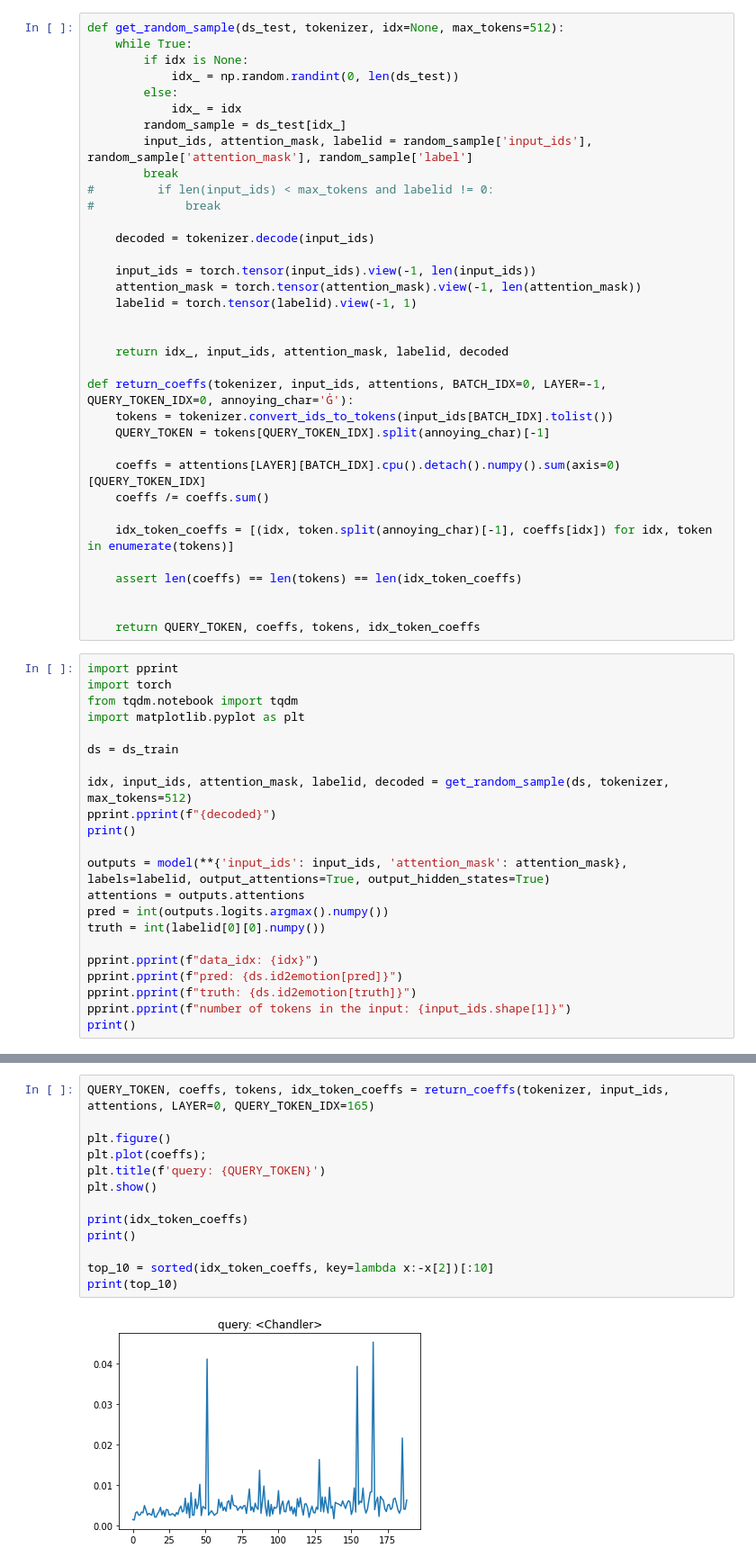
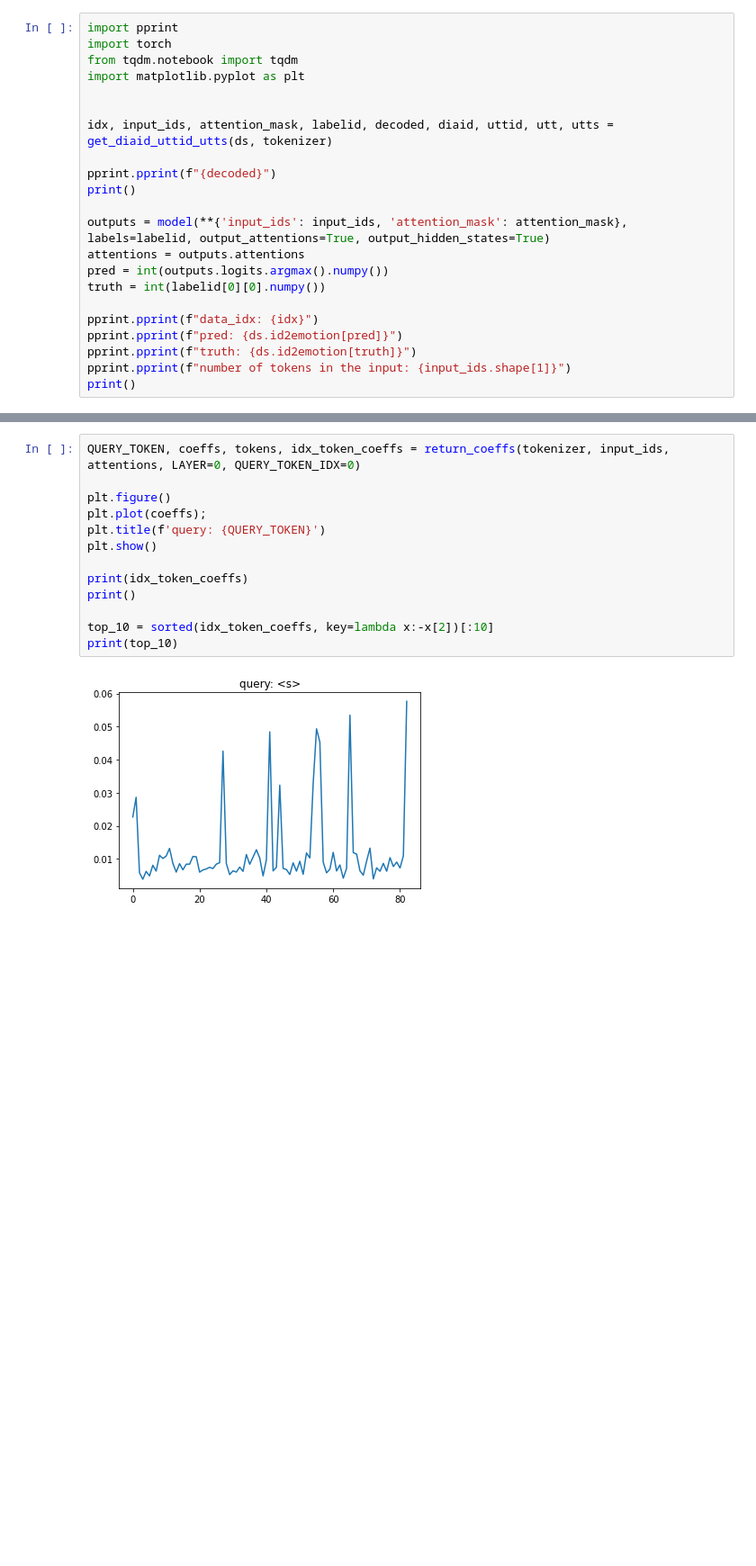
Before and after one commit to tae898/erc, a Jupyter notebook: notebooks/model-test.ipynb, the cells around one changed output, grey strips where cells are left out. Shown at 90% size. Cells and saved outputs as stored; diff of their text form; blank space fills up the shorter version.

```diff
--- a/notebooks/model-test.ipynb
+++ b/notebooks/model-test.ipynb
@@ -98,47 +39,12 @@ ds_test = ErcTextDataset(DATASET=DATASET, SPLIT='test',
-# %%
-def get_random_sample(ds_test, tokenizer, idx=None, max_tokens=512):
-    while True:
-        if idx is None:
-            idx_ = np.random.randint(0, len(ds_test))
-        else:
-            idx_ = idx
-        random_sample = ds_test[idx_]
-        input_ids, attention_mask, labelid = random_sample['input_ids'], random_sample['attention_mask'], random_sample['label']
-        break
-#         if len(input_ids) < max_tokens and labelid != 0:
-#             break
-
-    decoded = tokenizer.decode(input_ids)
-
-    input_ids = torch.tensor(input_ids).view(-1, len(input_ids))
-    attention_mask = torch.tensor(attention_mask).view(-1, len(attention_mask))
-    labelid = torch.tensor(labelid).view(-1, 1)
-
-
-    return idx_, input_ids, attention_mask, labelid, decoded
-
-def return_coeffs(tokenizer, input_ids, attentions, BATCH_IDX=0, LAYER=-1, QUERY_TOKEN_IDX=0, annoying_char='Ġ'):
-    tokens = tokenizer.convert_ids_to_tokens(input_ids[BATCH_IDX].tolist())
-    QUERY_TOKEN = tokens[QUERY_TOKEN_IDX].split(annoying_char)[-1]
-
-    coeffs = attentions[LAYER][BATCH_IDX].cpu().detach().numpy().sum(axis=0)[QUERY_TOKEN_IDX]
-    coeffs /= coeffs.sum()
-
-    idx_token_coeffs = [(idx, token.split(annoying_char)[-1], coeffs[idx]) for idx, token in enumerate(tokens)]
-
-    assert len(coeffs) == len(tokens) == len(idx_token_coeffs)
-
-
-    return QUERY_TOKEN, coeffs, tokens, idx_token_coeffs
 # %%
 import pprint
 import torch
 from tqdm.notebook import tqdm
 import matplotlib.pyplot as plt
 
-ds = ds_train
 
-idx, input_ids, attention_mask, labelid, decoded = get_random_sample(ds, tokenizer, max_tokens=512)
+idx, input_ids, attention_mask, labelid, decoded, diaid, uttid, utt, utts = get_diaid_uttid_utts(ds, tokenizer)
+
 pprint.pprint(f"{decoded}")
 print()
 
@@ -194,15 +101,15 @@ print(top_10)
 # %%
-QUERY_TOKEN, coeffs, tokens, idx_token_coeffs = return_coeffs(tokenizer, input_ids, attentions, LAYER=0, QUERY_TOKEN_IDX=165)
+QUERY_TOKEN, coeffs, tokens, idx_token_coeffs = return_coeffs(tokenizer, input_ids, attentions, LAYER=0, QUERY_TOKEN_IDX=0)
 
 plt.figure()
 plt.plot(coeffs);
 plt.title(f'query: {QUERY_TOKEN}')
 plt.show()
 
 print(idx_token_coeffs)
 print()
 
 top_10 = sorted(idx_token_coeffs, key=lambda x:-x[2])[:10]
 print(top_10)
 # %% [output]
-[figure, old version]
+[figure, new version]
```
Also changed, not shown: parts of 7 cells of this notebook, 9 other files.
